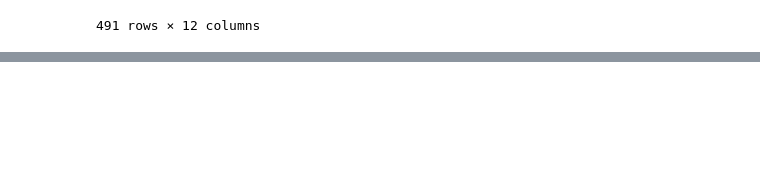
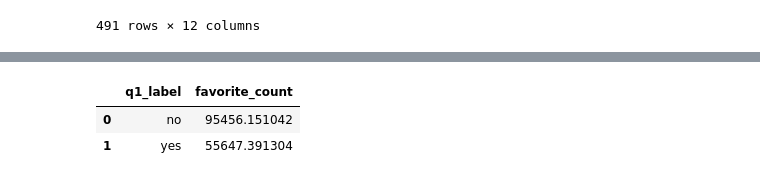
Before and after one commit to cmf9595/Data-Curation, a Jupyter notebook: Project Milestone.ipynb, the cells around one changed output, grey strips where cells are left out. Saved outputs shown, nothing was run; the diff lists cells and outputs as text; code cells hidden in the pictures; blank space fills up the shorter version.

```diff
--- a/Project Milestone.ipynb
+++ b/Project Milestone.ipynb
@@ -111,0 +98,14 @@ data
+# %%
+# ** Question/Task 1: Does the tweet contain a verifiable factual claim?
+
+# Compare the average retweet/favorites between those flagged verifiably fake or true
+
+retweet_average = data.groupby('q1_label', as_index=False)['retweet_count'].mean()
+favorite_average = data.groupby('q1_label', as_index=False)['favorite_count'].mean()
+
+retweet_average
+favorite_average
+# %% [output]
+|  | q1_label | favorite_count |
+| 0 | no | 95456.151042 |
+| 1 | yes | 55647.391304 |
```
Also changed, not shown: parts of 5 cells of this notebook.
